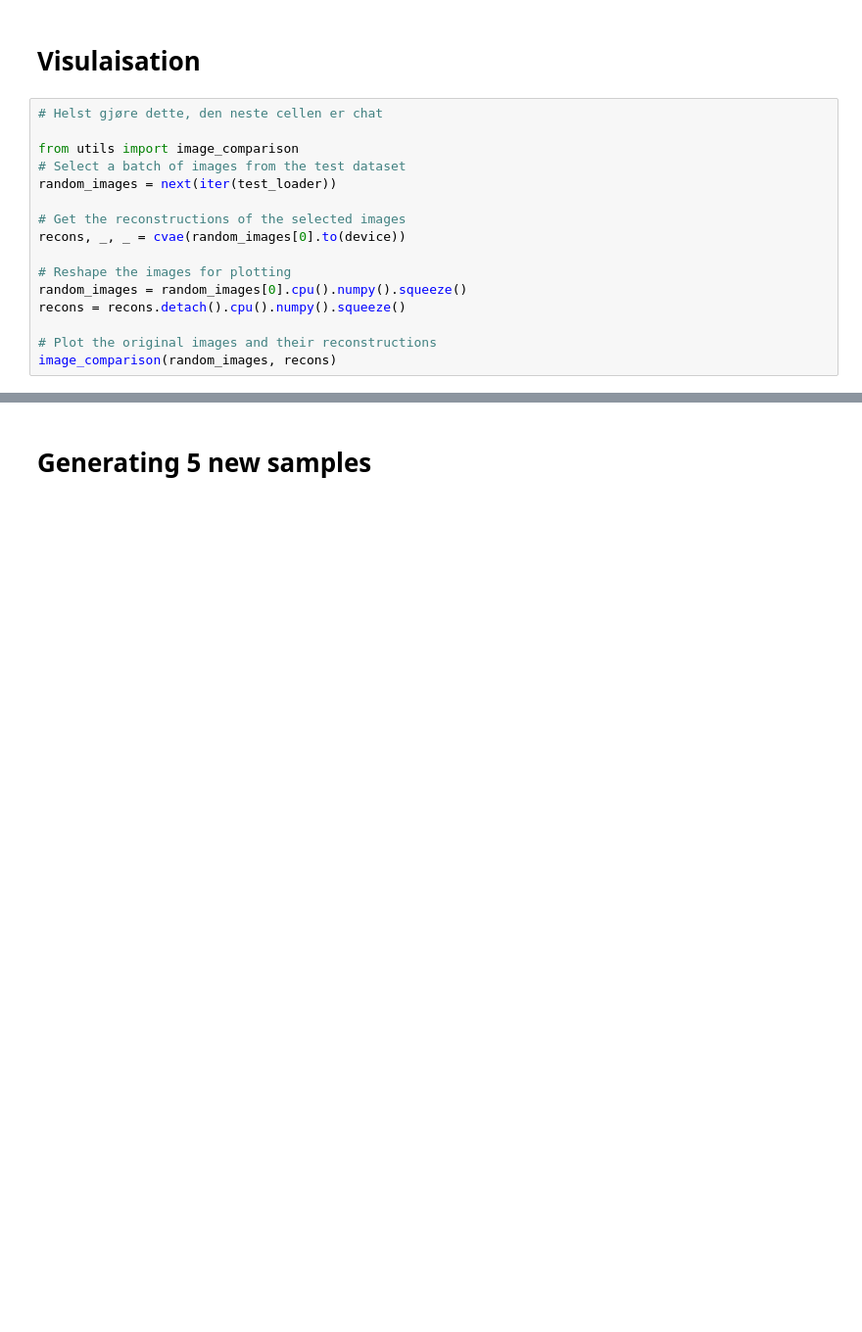
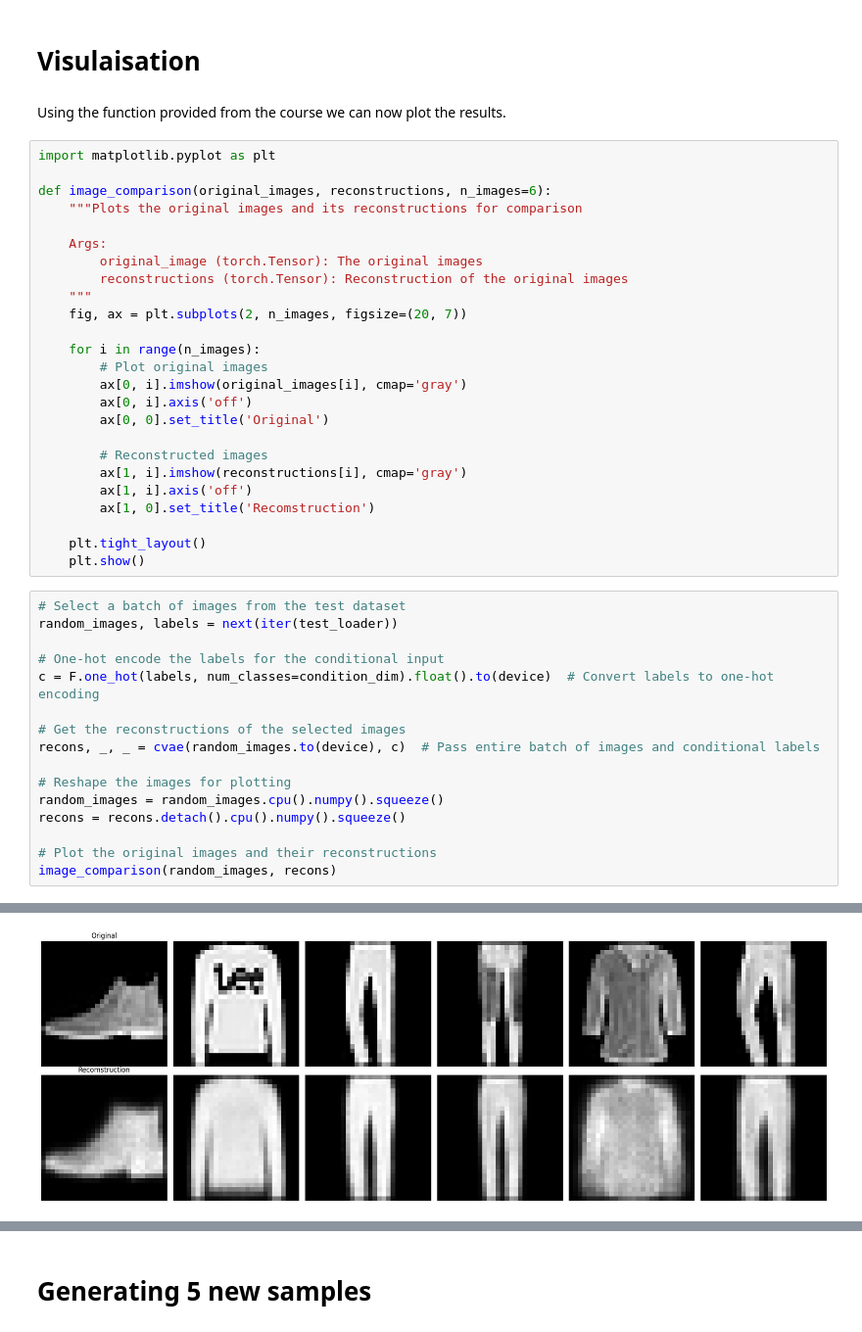
Before and after one commit to VildeOpdal/HDDL_miniprojet, a Jupyter notebook: miniprojet2_HDDL.ipynb, the cells around one changed output, grey strips where cells are left out. Shown: that part at 98% size. Drawn from its saved outputs; the diff is of its cells as text; blank space fills up the shorter version.

```diff
--- a/miniprojet2_HDDL.ipynb
+++ b/miniprojet2_HDDL.ipynb
@@ -237,17 +237,44 @@ Epoch 5, Training loss: 254.5907
 # %% [markdown]
 # Visulaisation
+# %% [markdown]
+Using the function provided from the course we can now plot the results.
+# %%
+import matplotlib.pyplot as plt
+
+def image_comparison(original_images, reconstructions, n_images=6):
+    """Plots the original images and its reconstructions for comparison
+
+    Args:
+        original_image (torch.Tensor): The original images
+        reconstructions (torch.Tensor): Reconstruction of the original images
+    """
+    fig, ax = plt.subplots(2, n_images, figsize=(20, 7))
+
+    for i in range(n_images):
+        # Plot original images
+        ax[0, i].imshow(original_images[i], cmap='gray')
+        ax[0, i].axis('off')
+        ax[0, 0].set_title('Original')
+
+        # Reconstructed images
+        ax[1, i].imshow(reconstructions[i], cmap='gray')
+        ax[1, i].axis('off')
+        ax[1, 0].set_title('Recomstruction')
+
+    plt.tight_layout()
+    plt.show()
 # %%
-# Helst gjøre dette, den neste cellen er chat
+# Select a batch of images from the test dataset
+random_images, labels = next(iter(test_loader))
 
-from utils import image_comparison
-# Select a batch of images from the test dataset
-random_images = next(iter(test_loader))
+# One-hot encode the labels for the conditional input
+c = F.one_hot(labels, num_classes=condition_dim).float().to(device)  # Convert labels to one-hot encoding
 
 # Get the reconstructions of the selected images
-recons, _, _ = cvae(random_images[0].to(device))
+recons, _, _ = cvae(random_images.to(device), c)  # Pass entire batch of images and conditional labels
 
 # Reshape the images for plotting
-random_images = random_images[0].cpu().numpy().squeeze()
+random_images = random_images.cpu().numpy().squeeze()
 recons = recons.detach().cpu().numpy().squeeze()
 
 # Plot the original images and their reconstructions
@@ -256,0 +283 @@ ImportError: cannot import name 'image_comparison' from 'utils' (/usr/local/lib/
+[figure, added]
```
Also changed, not shown: parts of 4 cells of this notebook.
